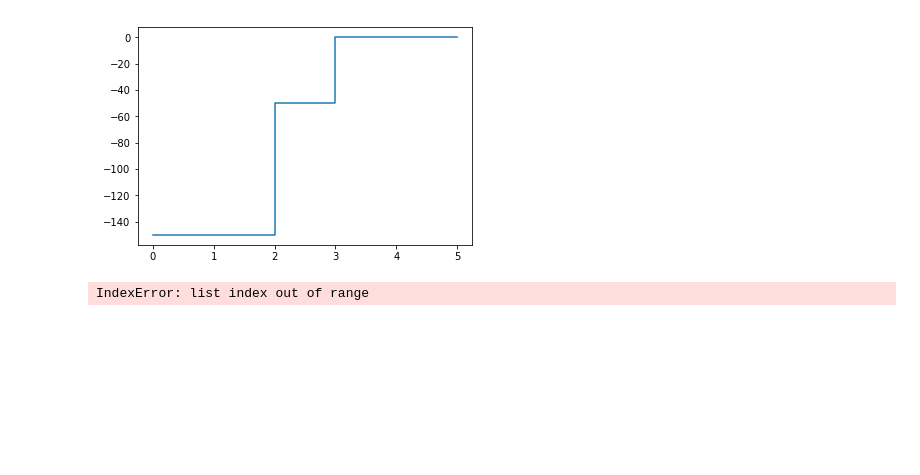
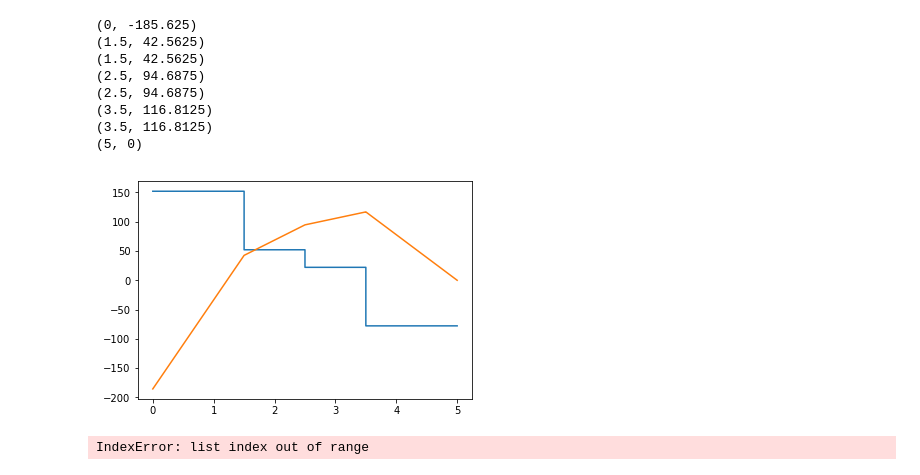
Before and after one commit to tsak1998/Thesis, a Jupyter notebook: Untitled.ipynb, the cells around one changed output. Cells and saved outputs as stored; diff of their text form; code cells hidden in the pictures; blank space fills up the shorter version.

Commit message:
graphs

```diff
--- a/Untitled.ipynb
+++ b/Untitled.ipynb
@@ -80,0 +198,6 @@ q_points.append((L, Qj))
+# %%
+mqn = pd.read_csv('model_test/test_1/mqn.csv')
+displacements = pd.read_csv('model_test/test_1/d_local.csv')
+elements = pd.read_csv('model_test/test_1/elements.csv')
+nodes = pd.read_csv('model_test/test_1/nodes.csv')
+point_loads = pd.read_csv('model_test/test_1/point_loads.csv')
@@ -80,0 +220,14 @@ q_points.append((L, Qj))
+# %%
+Fxi = mqn.iloc[-1].Fx
+Fyi = mqn.iloc[-1].Fy
+Fzi = mqn.iloc[-1].Fz
+Mxi = mqn.iloc[-1].Mx
+Myi = mqn.iloc[-1].My
+Mzi = mqn.iloc[-1].Mz
+
+Fxj = mqn.iloc[-1].Fx
+Fyj = mqn.iloc[-1].Fy
+Fzj = mqn.iloc[-1].Fz
+Mxj = mqn.iloc[-1].Mx
+Myj = mqn.iloc[-1].My
+Mzj = mqn.iloc[-1].Mz
@@ -82,50 +359,79 @@ q_points.append((L, Qj))
 L = 5
 c1 =0.4
 c2=0.6
-Qi = -150
+Qi = 152.125
+Mi = -185.625
 Q_c2 = 50
 M_c2 = 0
-P1 = 100
-P2 = 50
+P1 = -100
+P2 = -30
+P3 = -100
+c1 = 0.3
+c2 = 0.5
+c3 = 0.7
 
 
-Qj = 0
-p = [P1, P2]
-c = [c1,c2]
+Qj = -77.85
+p = [P1, P2, P3]
+c = [c1,c2, c3]
 #c.sort()
 p__ = [x for y, x in sorted(zip(c, p))]
 c.sort()
 m_points = [(0, Mi)]
 q_points = [(0,Qi)]
 i = 0
 start = 0
 df = pd.DataFrame([],columns=['x','Fx', 'Fy', 'Fz', 'Mx', 'My', 'Mz'])
 for p_, c_ in zip(p__,c):
     end = c_*L
     Q = Qi
     x = np.linspace(start, end, 10)
     coef = np.polyfit([start,end ], [Qi,Q], 1)
     f_y = x*coef[0]+coef[1]
     Qi = Q+p_
+
+    Mj = Mi+Q*(end-start)
+    coef = np.polyfit([start,end ], [Mi,Mj], 1)
+    m_y = x*coef[0]+coef[1]
+
+    Mi = Mj
+
     start = c_*L
-    d_t = pd.DataFrame([], columns=['x','Fy'])
+    d_t = pd.DataFrame([], columns=['x','Fy','My'])
     d_t['x'] = x
     d_t['Fy'] = f_y
+    d_t['My'] = m_y
     df = pd.concat([df,d_t],axis=0, sort=False)
     i += 1
+M = 0
+print(end, Mj)
+print(L, M)
 x_last =np.linspace(end,L,10)
 coef = np.polyfit([end,L ], [Qi,Qj], 1)
 f_y = x*coef[0]+coef[1]
-d_t = pd.DataFrame([], columns=['x','M'])
+d_t = pd.DataFrame([], columns=['x','Fy', 'My'])
 d_t['x'] = x_last
 d_t['Fy'] = f_y
+coef = np.polyfit([end, L ], [Mj,M], 1)
+m_y = x_last*coef[0]+coef[1]
+
+d_t['My'] = m_y
 df = pd.concat([df,d_t],axis=0,sort=False)
 plt.plot(df['x'],df['Fy'])
+plt.plot(df['x'],df['My'])
 plt.show()
 m_points.append((L, Mj))
 q_points.append((L, Qj))
 # %% [output]
+(0, -185.625)
+(1.5, 42.5625)
+(1.5, 42.5625)
+(2.5, 94.6875)
+(2.5, 94.6875)
+(3.5, 116.8125)
+(3.5, 116.8125)
+(5, 0)
-[figure, old version]
+[figure, new version]
 # %%
 [m_points[0][1], m_points[1][1], m_points[2][1], m_points[3][1]]
 # %% [output]
```
Also changed, not shown: parts of 21 cells of this notebook, 3 other files.
